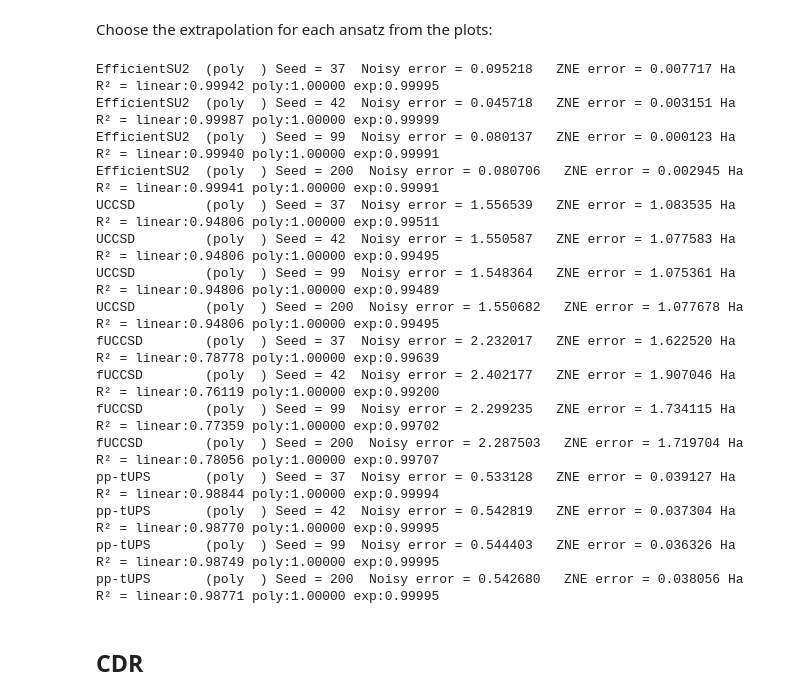
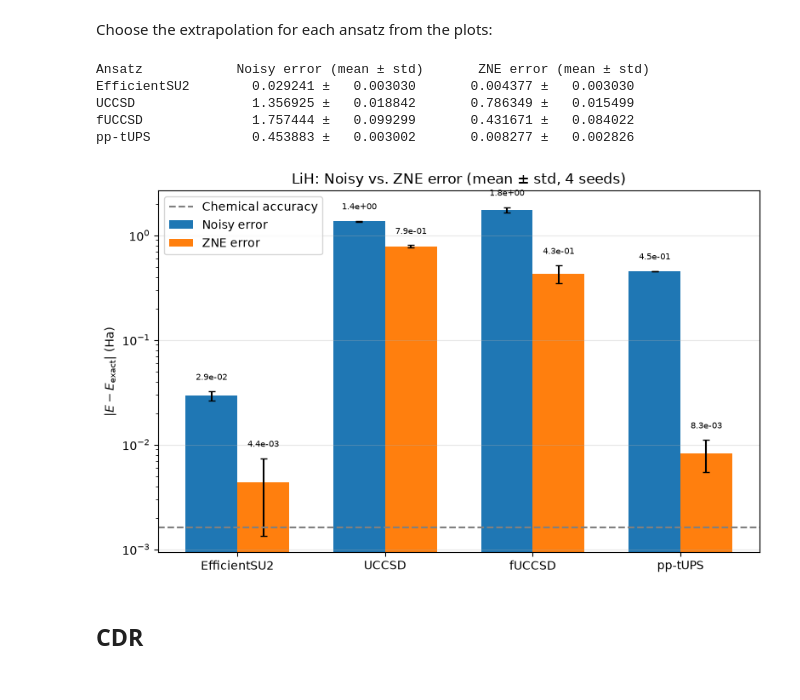
Before and after one commit to toukir26251/qem-chem-benchmark, a Jupyter notebook: notebooks/02_LiH_benchmark.ipynb, the cells around one changed output. Drawn from its saved outputs; the diff is of its cells as text; code cells hidden in the pictures.

```diff
--- a/notebooks/02_LiH_benchmark.ipynb
+++ b/notebooks/02_LiH_benchmark.ipynb
@@ -241,31 +216,65 @@ zne_method = {name: {} for name in ANSATZE}       # zne_method[name][seed], fill
 for name in ANSATZE:
     for seed in SEEDS:
         r = results[name][seed]
+        err = {m: abs(r["zne"].extrapolate(m)[0] - r["E_exact"]) for m in METHODS}
+        err = {m: (np.inf if np.isnan(e) else e) for m, e in err.items()}    # a NaN fit is never picked
+        method_by_min_error = min(METHODS, key=err.get)
+
         r2 = {m: r["zne"].r_squared(m) for m in METHODS}
         method = min(METHODS, key=lambda m: np.inf if np.isnan(r2[m]) else abs(1 - r2[m]))
 
+        print(f"Method choosen : '{method} : {r2[method]}' by R^2, Got : '{method_by_min_error}' by min error")
+
         zne_method[name][seed] = method
         r["E_zne"], _ = r["zne"].extrapolate(method)
-        print(f"{name:13s} ({method:6s}) Seed = {seed}  Noisy error = {abs(r['E_noisy'] - r['E_exact']):.6f}   "
-              f"ZNE error = {abs(r['E_zne'] - r['E_exact']):.6f} Ha   "
-              f"R² = " + " ".join(f"{m}:{r2[m]:.5f}" for m in METHODS))
+        # print(f"Noisy {seed}: {r['E_noisy']}")
+        # print(f"{name:13s} ({method:6s}) Seed = {seed}  Noisy error = {abs(r['E_noisy'] - r['E_exact']):.6f}   "
+        #       f"ZNE error = {abs(r['E_zne'] - r['E_exact']):.6f} Ha   "
+        #       f"err = " + " ".join(f"{m}:{err[m]:.2e}" for m in METHODS))
+        # print(zne_method[name][seed])
+        print(f"{name:13s} ({method:6s}) Seed = {seed}")
+        print(f"   Exact = {r['E_exact']:.6f}   Noisy = {r['E_noisy']:.6f}   ZNE = {r['E_zne']:.6f} Ha")
+        print(f"   Noisy error = {abs(r['E_noisy'] - r['E_exact']):.6f}   "
+            f"ZNE error = {abs(r['E_zne'] - r['E_exact']):.6f}   "
+            f"err = " + " ".join(f"{m}:{err[m]:.2e}" for m in METHODS) + "\n")
-# %% [output]
-EfficientSU2  (poly  ) Seed = 37  Noisy error = 0.095218   ZNE error = 0.007717 Ha   R² = linear:0.99942 poly:1.00000 exp:0.99995
-EfficientSU2  (poly  ) Seed = 42  Noisy error = 0.045718   ZNE error = 0.003151 Ha   R² = linear:0.99987 poly:1.00000 exp:0.99999
-EfficientSU2  (poly  ) Seed = 99  Noisy error = 0.080137   ZNE error = 0.000123 Ha   R² = linear:0.99940 poly:1.00000 exp:0.99991
-EfficientSU2  (poly  ) Seed = 200  Noisy error = 0.080706   ZNE error = 0.002945 Ha   R² = linear:0.99941 poly:1.00000 exp:0.99991
-UCCSD         (poly  ) Seed = 37  Noisy error = 1.556539   ZNE error = 1.083535 Ha   R² = linear:0.94806 poly:1.00000 exp:0.99511
-UCCSD         (poly  ) Seed = 42  Noisy error = 1.550587   ZNE error = 1.077583 Ha   R² = linear:0.94806 poly:1.00000 exp:0.99495
-UCCSD         (poly  ) Seed = 99  Noisy error = 1.548364   ZNE error = 1.075361 Ha   R² = linear:0.94806 poly:1.00000 exp:0.99489
-UCCSD         (poly  ) Seed = 200  Noisy error = 1.550682   ZNE error = 1.077678 Ha   R² = linear:0.94806 poly:1.00000 exp:0.99495
-fUCCSD        (poly  ) Seed = 37  Noisy error = 2.232017   ZNE error = 1.622520 Ha   R² = linear:0.78778 poly:1.00000 exp:0.99639
-fUCCSD        (poly  ) Seed = 42  Noisy error = 2.402177   ZNE error = 1.907046 Ha   R² = linear:0.76119 poly:1.00000 exp:0.99200
-fUCCSD        (poly  ) Seed = 99  Noisy error = 2.299235   ZNE error = 1.734115 Ha   R² = linear:0.77359 poly:1.00000 exp:0.99702
-fUCCSD        (poly  ) Seed = 200  Noisy error = 2.287503   ZNE error = 1.719704 Ha   R² = linear:0.78056 poly:1.00000 exp:0.99707
-pp-tUPS       (poly  ) Seed = 37  Noisy error = 0.533128   ZNE error = 0.039127 Ha   R² = linear:0.98844 poly:1.00000 exp:0.99994
-pp-tUPS       (poly  ) Seed = 42  Noisy error = 0.542819   ZNE error = 0.037304 Ha   R² = linear:0.98770 poly:1.00000 exp:0.99995
-pp-tUPS       (poly  ) Seed = 99  Noisy error = 0.544403   ZNE error = 0.036326 Ha   R² = linear:0.98749 poly:1.00000 exp:0.99995
-pp-tUPS       (poly  ) Seed = 200  Noisy error = 0.542680   ZNE error = 0.038056 Ha   R² = linear:0.98771 poly:1.00000 exp:0.99995
+# %%
+print(f"{'Ansatz':13s} {'Noisy error (mean ± std)':>28s} {'ZNE error (mean ± std)':>28s}")
+for name in ANSATZE:
+    noisy = np.array([abs(results[name][s]["E_noisy"] - results[name][s]["E_exact"]) for s in SEEDS])
+    zne = np.array([abs(results[name][s]["E_zne"] - results[name][s]["E_exact"]) for s in SEEDS])
+    print(f"{name:13s} {noisy.mean():14.6f} ± {noisy.std():10.6f} {zne.mean():14.6f} ± {zne.std():10.6f}")
+# %% [output]
+Ansatz            Noisy error (mean ± std)       ZNE error (mean ± std)
+EfficientSU2        0.029241 ±   0.003030       0.004377 ±   0.003030
+UCCSD               1.356925 ±   0.018842       0.786349 ±   0.015499
+fUCCSD              1.757444 ±   0.099299       0.431671 ±   0.084022
+pp-tUPS             0.453883 ±   0.003002       0.008277 ±   0.002826
+# %%
+w = 0.35
+x = np.arange(len(ANSATZE))
+
+fig, ax = plt.subplots(figsize=(8, 5))
+for i, (key, label, color) in enumerate([("E_noisy", "Noisy error", "tab:blue"), ("E_zne", "ZNE error", "tab:orange")]):
+    errs_ = [np.array([abs(results[n][s][key] - results[n][s]["E_exact"]) for s in SEEDS]) for n in ANSATZE]
+    mean = np.array([e.mean() for e in errs_])
+    std = np.array([e.std() for e in errs_])
+    lower = np.minimum(std, 0.9 * mean)          # keeps the lower error bar positive on the log axis
+    bars = ax.bar(x + (i - 0.5) * w, mean, w, yerr=[lower, std], capsize=3, color=color, label=label)
+    ax.bar_label(bars, labels=[f"{m:.1e}" for m in mean], fontsize=7, padding=8)
+
+ax.axhline(1.6e-3, color="gray", ls="--", label="Chemical accuracy")
+ax.set_xticks(x)
+ax.set_xticklabels(ANSATZE)
+ax.set_ylabel(r"$|E - E_\mathrm{exact}|$ (Ha)")
+ax.set_yscale("log")
+ax.set_title(f"LiH: Noisy vs. ZNE error (mean ± std, {len(SEEDS)} seeds)")
+ax.legend()
+ax.grid(axis="y", alpha=0.3)
+plt.tight_layout()
+plt.savefig(f"plots/LiH_ZNE_errors_{date}.png", dpi=200)
+plt.show()
+# %% [output]
+[figure, added]
 # %% [markdown]
 ## CDR
 # %%
```
Also changed, not shown: parts of 19 cells of this notebook, 8 other files.
